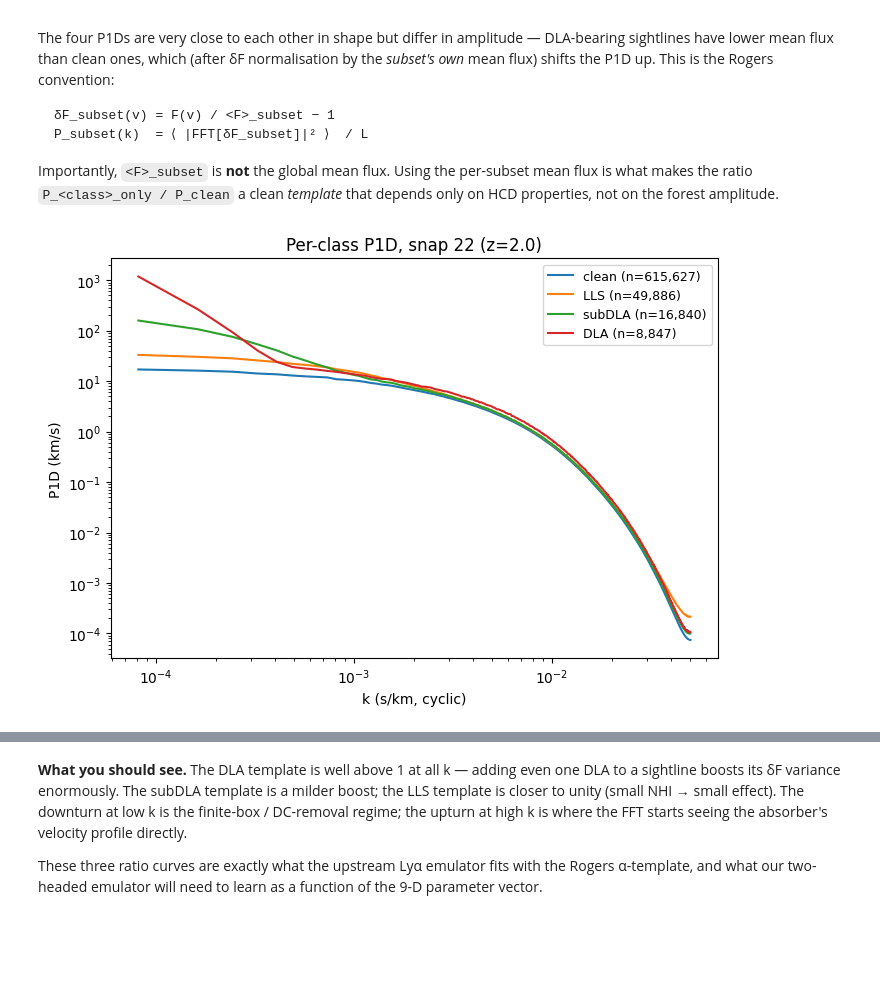
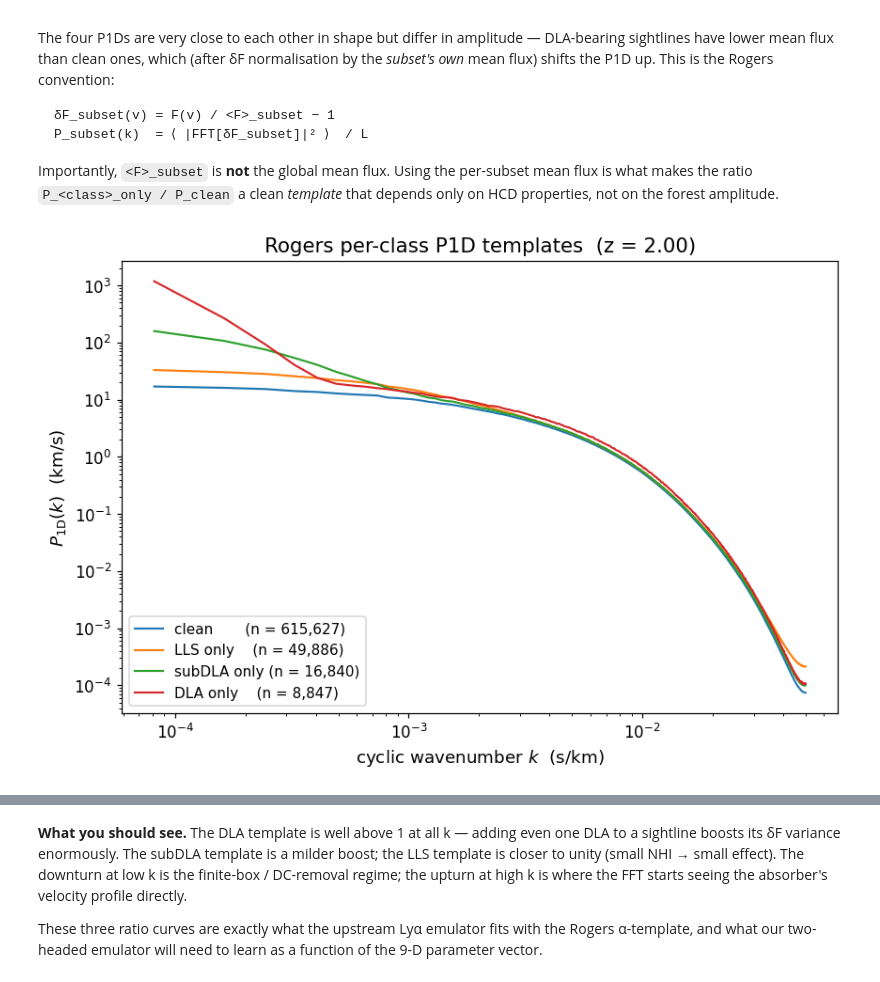
Before and after one commit to jibanCat/hcd_priya, a Jupyter notebook: notebooks/tutorials/03_recomputing_per_class_p1d.ipynb, the cells around one changed output, grey strips where cells are left out. Saved outputs shown, nothing was run; the diff lists cells and outputs as text; code cells hidden in the pictures; blank space fills up the shorter version.

```diff
--- a/notebooks/tutorials/03_recomputing_per_class_p1d.ipynb
+++ b/notebooks/tutorials/03_recomputing_per_class_p1d.ipynb
@@ -119,21 +180,22 @@ per-subset mean flux is what makes the ratio `P_<class>_only / P_clean`
 a clean *template* that depends only on HCD properties, not on the
 forest amplitude.
 # %%
-fig, ax = plt.subplots(figsize=(7, 5))
+fig, ax = plt.subplots(figsize=(8, 5.5))
 
-for arr, lbl in [(p_clean, f'clean (n={n_clean:,})'),
-                 (p_lls,   f'LLS (n={n_lls:,})'),
-                 (p_sub,   f'subDLA (n={n_sub:,})'),
-                 (p_dla,   f'DLA (n={n_dla:,})')]:
+for arr, lbl, c in [(p_clean, f'clean       (n = {n_clean:,})',  'C0'),
+                    (p_lls,   f'LLS only    (n = {n_lls:,})',    'C1'),
+                    (p_sub,   f'subDLA only (n = {n_sub:,})',    'C2'),
+                    (p_dla,   f'DLA only    (n = {n_dla:,})',    'C3')]:
     sel = (k > 0) & (arr > 0)
-    ax.loglog(k[sel], arr[sel], '-', label=lbl)
+    ax.loglog(k[sel], arr[sel], '-', label=lbl, color=c)
 
-ax.set(xlabel='k (s/km, cyclic)', ylabel='P1D (km/s)',
-       title=f'Per-class P1D, snap {SNAP} (z={meta["z"]})')
-ax.legend(fontsize=9)
-fig.tight_layout()
+ax.set_xlabel(r'cyclic wavenumber $k$  (s/km)')
+ax.set_ylabel(r'$P_{1\rm D}(k)$  (km/s)')
+ax.set_title(f'Rogers per-class P1D templates  (z = {meta["z"]:.2f})')
+ax.legend(loc='lower left')
+save_fig(fig, 'NB03_per_class_p1d')
 plt.show()
 # %% [output]
-[figure, old version]
+[figure, new version]
 # %%
 # The Rogers-style template ratio: P_<class> / P_clean
```
Also changed, not shown: parts of 4 cells of this notebook, 17 other files.
